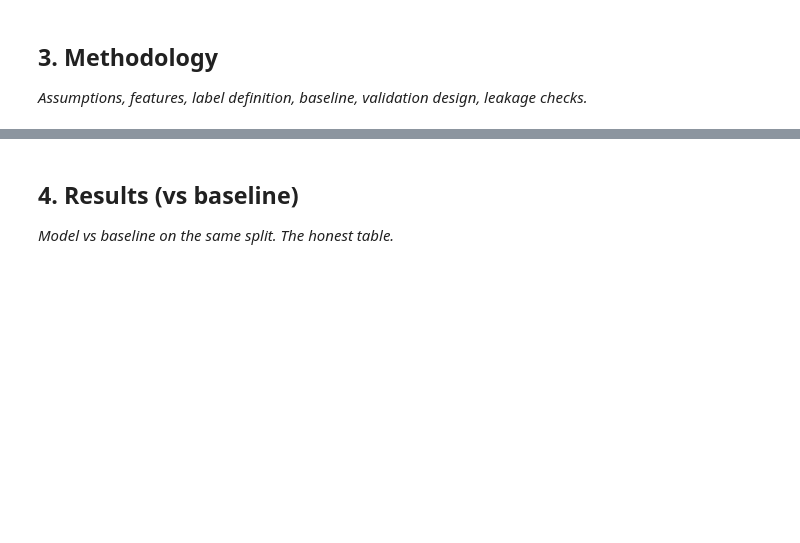
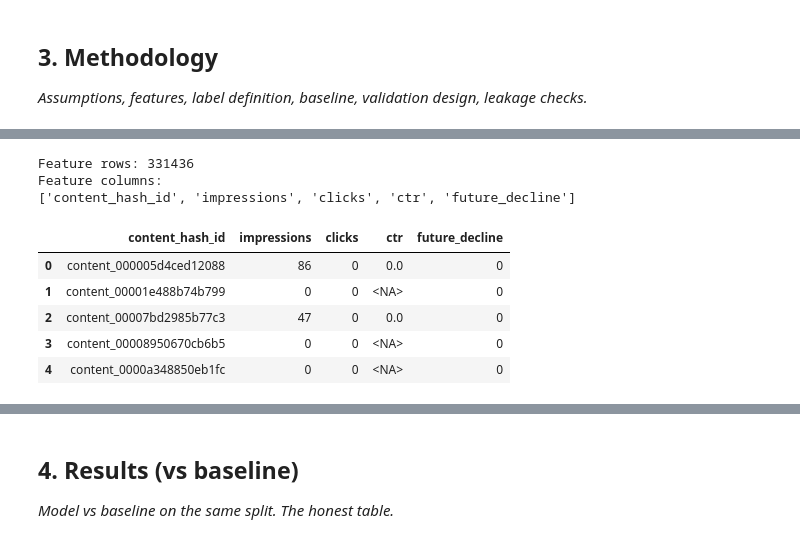
Before and after one commit to ShardhaBatra/flyrank-ml-internship, a Jupyter notebook: work/notebooks/capstone.ipynb, the cells around one changed output, grey strips where cells are left out. Saved outputs shown, nothing was run; the diff lists cells and outputs as text; code cells hidden in the pictures; blank space fills up the shorter version.

```diff
--- a/work/notebooks/capstone.ipynb
+++ b/work/notebooks/capstone.ipynb
@@ -20,0 +213,9 @@ This skeleton is yours to fill. Work the sections **in order** — each one has
+# %%
+# Define future decline label
+
+comparison["future_decline"] = (
+    (comparison["march_clicks"] > 0) &
+    (comparison["click_change_pct"] <= -30)
+).astype(int)
+
+print(comparison["future_decline"].value_counts())
@@ -20,0 +241,38 @@ This skeleton is yours to fill. Work the sections **in order** — each one has
+# %%
+# Build March-only features
+
+features = march_summary.copy()
+
+features = features.rename(columns={
+    "march_impressions": "impressions",
+    "march_clicks": "clicks"
+})
+
+# Add simple March features
+features["ctr"] = (
+    features["clicks"] /
+    features["impressions"].replace(0, pd.NA)
+) * 100
+
+# Add the future label
+features = features.merge(
+    comparison[["content_hash_id", "future_decline"]],
+    on="content_hash_id",
+    how="inner"
+)
+
+print("Feature rows:", len(features))
+print("Feature columns:")
+print(features.columns.tolist())
+
+features.head()
+# %% [output]
+Feature rows: 331436
+Feature columns:
+['content_hash_id', 'impressions', 'clicks', 'ctr', 'future_decline']
+|  | content_hash_id | impressions | clicks | ctr | future_decline |
+| 0 | content_000005d4ced12088 | 86 | 0 | 0.0 | 0 |
+| 1 | content_00001e488b74b799 | 0 | 0 | <NA> | 0 |
+| 2 | content_00007bd2985b77c3 | 47 | 0 | 0.0 | 0 |
+| 3 | content_00008950670cb6b5 | 0 | 0 | <NA> | 0 |
+| 4 | content_0000a348850eb1fc | 0 | 0 | <NA> | 0 |
```
Also changed, not shown: parts of 25 cells of this notebook.
